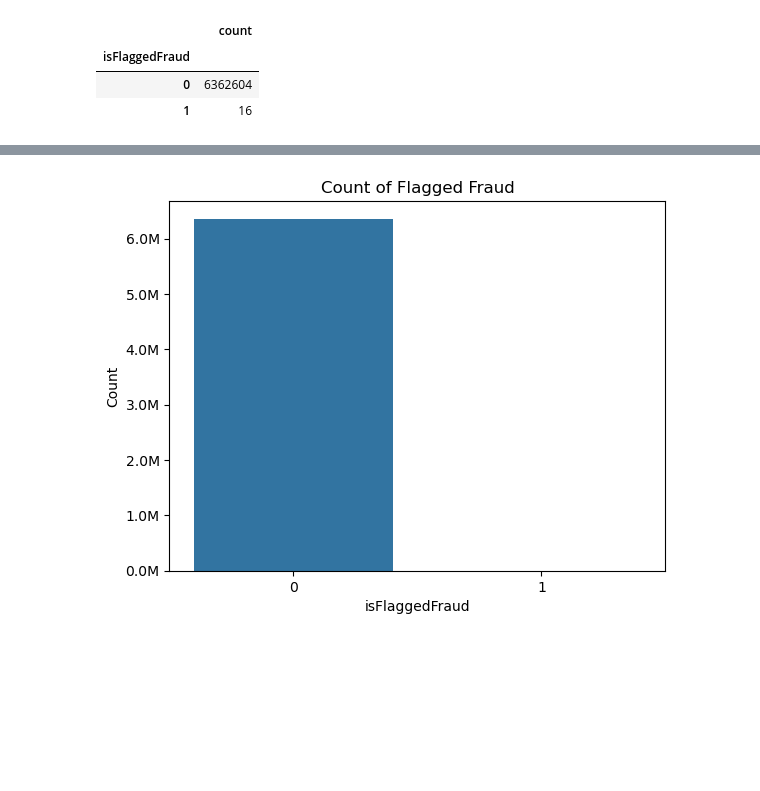
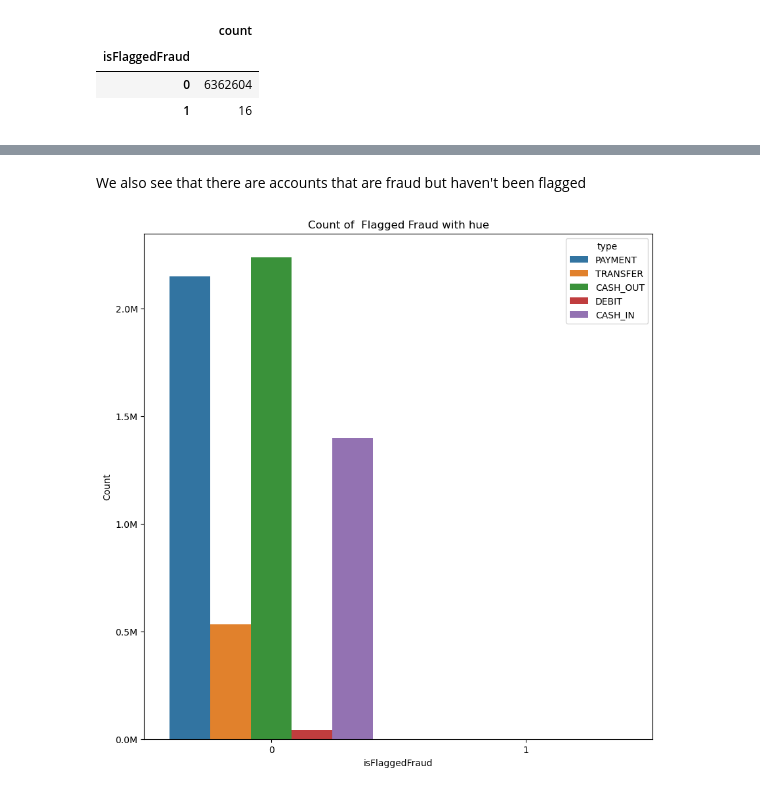
Before and after one commit to GClark89/Financial_fraud_machine, a Jupyter notebook: EDA.ipynb, the cells around one changed output, grey strips where cells are left out. Cells and saved outputs as stored; diff of their text form; code cells hidden in the pictures; blank space fills up the shorter version.

```diff
--- a/EDA.ipynb
+++ b/EDA.ipynb
@@ -82,3 +107,12 @@ value_counts_Fraud
 | isFraud |  |
 | 0 | 6354407 |
 | 1 | 8213 |
+# %%
+data0 = [ 6354407, 8213]
+label = ['Not Fraud', 'Fraud']
+
+explode = [0.05,0.05]
+plt.title( "Fraud vs not Fraud")
+plt.rcParams['figure.figsize'] = (10,10)
+plt.pie(data0, labels=label, autopct= '%1.1f%%', explode= explode)
+plt.show()
@@ -92,3 +128,12 @@ value_counts_isFlaggedFraud
 | isFlaggedFraud |  |
 | 0 | 6362604 |
 | 1 | 16 |
+# %%
+data0 = [ 636204, 16]
+label = ['Not Flagged Fraud', 'Flagged Fraud']
+
+explode = [0.05,0.05]
+plt.title( "Flagged Fraud vs Not Flagged Fraud")
+plt.rcParams['figure.figsize'] = (10,10)
+plt.pie(data0, labels=label, autopct= '%1.1f%%', explode= explode)
+plt.show()
@@ -176,10 +286,11 @@ IsNotFlaggedFraud_df
+# %% [markdown]
+We also see that there are accounts that are fraud but haven't been flagged
 # %%
-
-sns.countplot(data= df, x = "isFlaggedFraud" )
+#Class Imbalance
+sns.countplot(data=df, x = "isFlaggedFraud", hue= "type")
 plt.ylabel('Count')
+plt.title('Count of  Flagged Fraud with hue')
 formatter = FuncFormatter(lambda x, pos: f'{x / 1e6:.1f}M')  # Formatting to show in millions (1M)
 plt.gca().yaxis.set_major_formatter(formatter)
-plt.title('Count of Flagged Fraud')
-plt.show()
 # %% [output]
-[figure, old version]
+[figure, new version]
```
Also changed, not shown: parts of 50 cells of this notebook, 1 other file.
